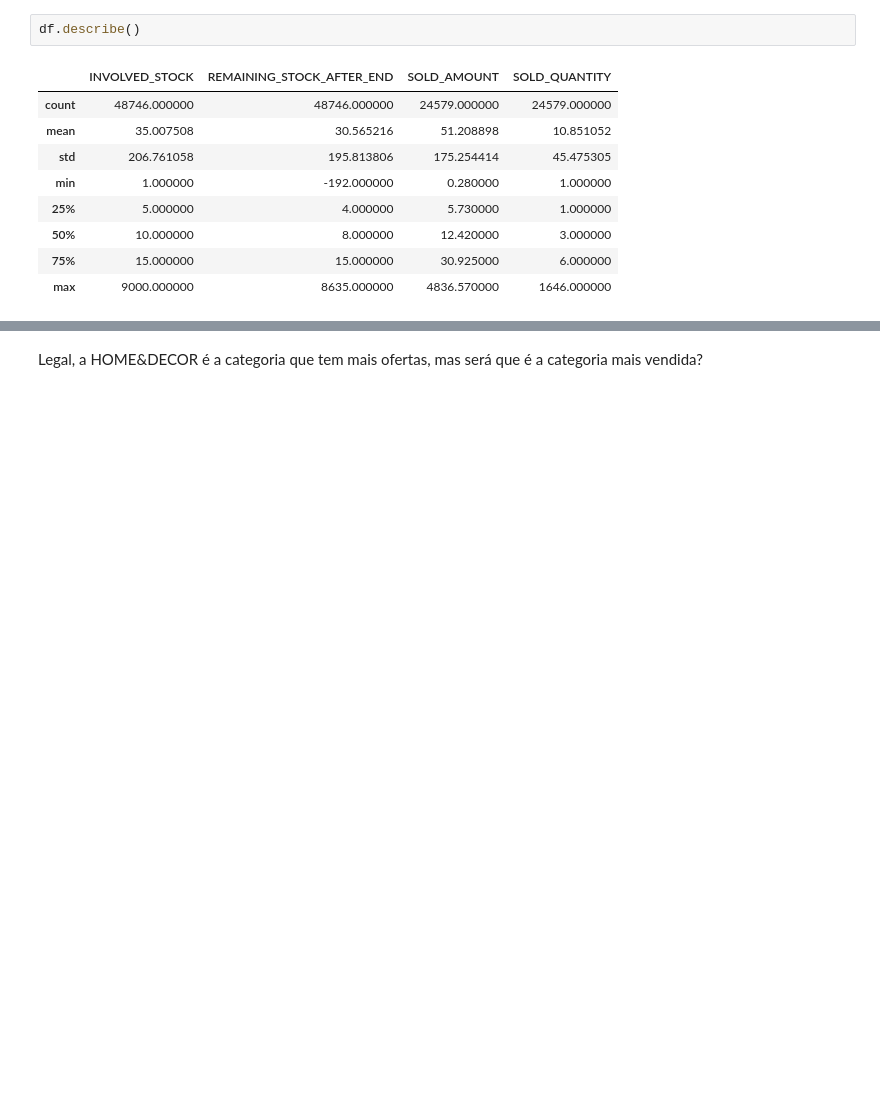
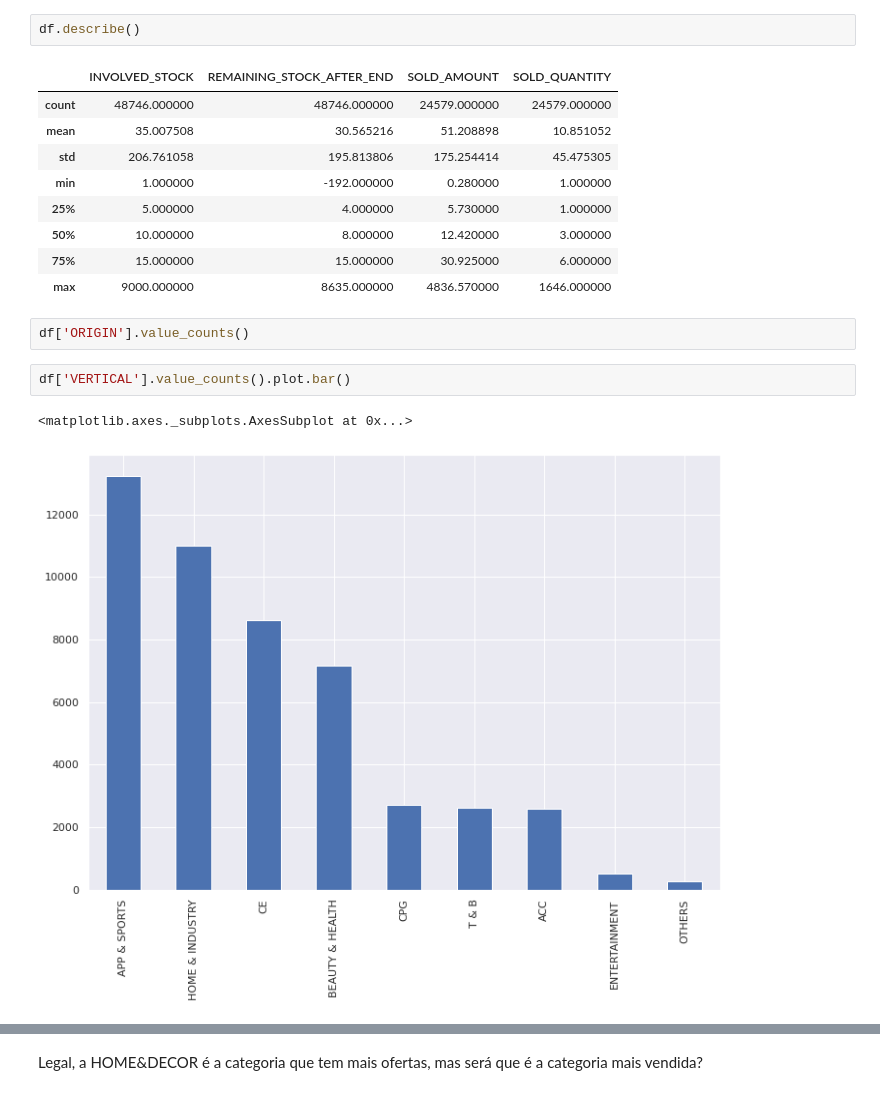
Before and after one commit to AnaClarice382/data_science_analysis, a Jupyter notebook: EDA_Oferta_Relampago.ipynb, the cells around one changed output, grey strips where cells are left out. Cells and saved outputs as stored; diff of their text form; blank space fills up the shorter version.

```diff
--- a/EDA_Oferta_Relampago.ipynb
+++ b/EDA_Oferta_Relampago.ipynb
@@ -85,4 +98,11 @@ df.describe()
 | 50% | 10.000000 | 8.000000 | 12.420000 | 3.000000 |
 | 75% | 15.000000 | 15.000000 | 30.925000 | 6.000000 |
 | max | 9000.000000 | 8635.000000 | 4836.570000 | 1646.000000 |
+# %%
+df['ORIGIN'].value_counts()
+# %%
+df['VERTICAL'].value_counts().plot.bar()
+# %% [output]
+<matplotlib.axes._subplots.AxesSubplot at 0x...>
+[figure, added]
 # %%
```
Also changed, not shown: parts of 79 cells of this notebook.
